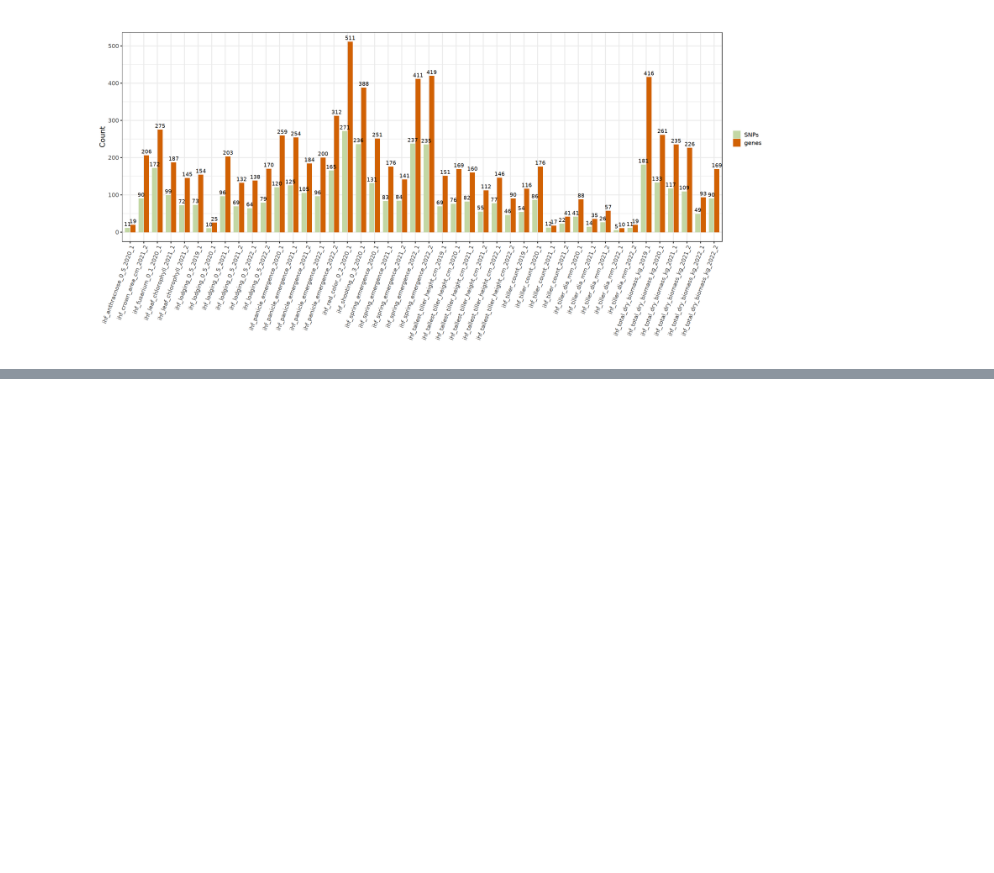
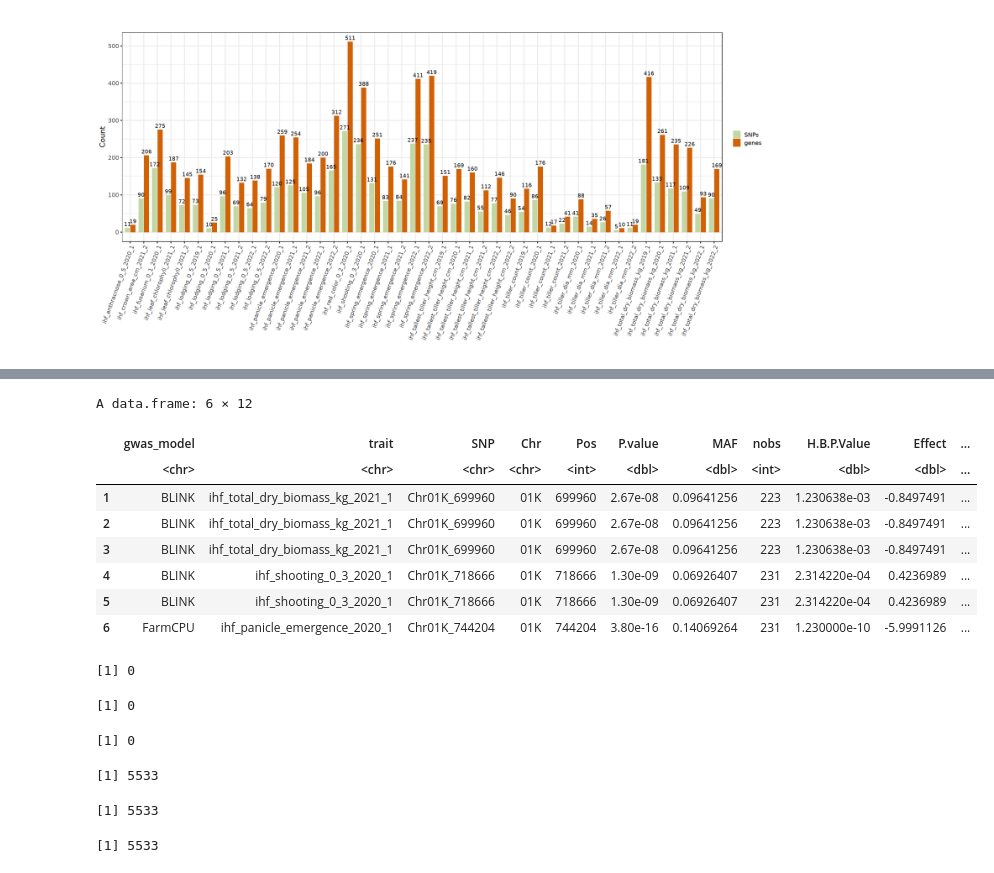
Before and after one commit to roshanabeyratne/snp2geneLD, a Jupyter notebook: 10_snp2_gene_assignments.ipynb, the cells around one changed output, grey strips where cells are left out. Drawn from its saved outputs; the diff is of its cells as text; code cells hidden in the pictures; blank space fills up the shorter version.

Commit message:
almost final pipeline

```diff
--- a/10_snp2_gene_assignments.ipynb
+++ b/10_snp2_gene_assignments.ipynb
@@ -337,0 +308,33 @@ A data.frame: 6 × 3
+# %%
+# reading the full list of GWA hits
+snplist_fn = paste0(wdir, "/snp2genes_IronHorseFarm_GWASout_with_AT_annotation_cra.txt")
+GWAS_hits <- read.table(file=snplist_fn, header=TRUE)
+head(GWAS_hits)
+# %% [output]
+A data.frame: 6 × 12
+|  | gwas_model | trait | SNP | Chr | Pos | P.value | MAF | nobs | H.B.P.Value | Effect | ... |
+|  | <chr> | <chr> | <chr> | <chr> | <int> | <dbl> | <dbl> | <int> | <dbl> | <dbl> | ... |
+| 1 | BLINK | ihf_total_dry_biomass_kg_2021_1 | Chr01K_699960 | 01K | 699960 | 2.67e-08 | 0.09641256 | 223 | 1.230638e-03 | -0.8497491 | ... |
+| 2 | BLINK | ihf_total_dry_biomass_kg_2021_1 | Chr01K_699960 | 01K | 699960 | 2.67e-08 | 0.09641256 | 223 | 1.230638e-03 | -0.8497491 | ... |
+| 3 | BLINK | ihf_total_dry_biomass_kg_2021_1 | Chr01K_699960 | 01K | 699960 | 2.67e-08 | 0.09641256 | 223 | 1.230638e-03 | -0.8497491 | ... |
+| 4 | BLINK | ihf_shooting_0_3_2020_1 | Chr01K_718666 | 01K | 718666 | 1.30e-09 | 0.06926407 | 231 | 2.314220e-04 | 0.4236989 | ... |
+| 5 | BLINK | ihf_shooting_0_3_2020_1 | Chr01K_718666 | 01K | 718666 | 1.30e-09 | 0.06926407 | 231 | 2.314220e-04 | 0.4236989 | ... |
+| 6 | FarmCPU | ihf_panicle_emergence_2020_1 | Chr01K_744204 | 01K | 744204 | 3.80e-16 | 0.14069264 | 231 | 1.230000e-10 | -5.9991126 | ... |
+# %%
+# Below should be all zeros if the pipeline ran correctly
+sum(ld_poor_snps %in% no_genes_in_span_snps)
+sum(ld_poor_snps %in% ld_s2g_snps)
+sum(no_genes_in_span_snps %in% ld_s2g_snps)
+# %% [output]
+[1] 0
+[1] 0
+[1] 0
+# %%
+# These should all equal the number of total SNPs
+sum(all_snps_with_span %in% unique(GWAS_hits$SNP))
+sum(unique(GWAS_hits$SNP) %in% all_snps_with_span )
+length(all_snps_with_span)
+# %% [output]
+[1] 5533
+[1] 5533
+[1] 5533
```
Also changed, not shown: parts of 12 cells of this notebook, 13 other files.
